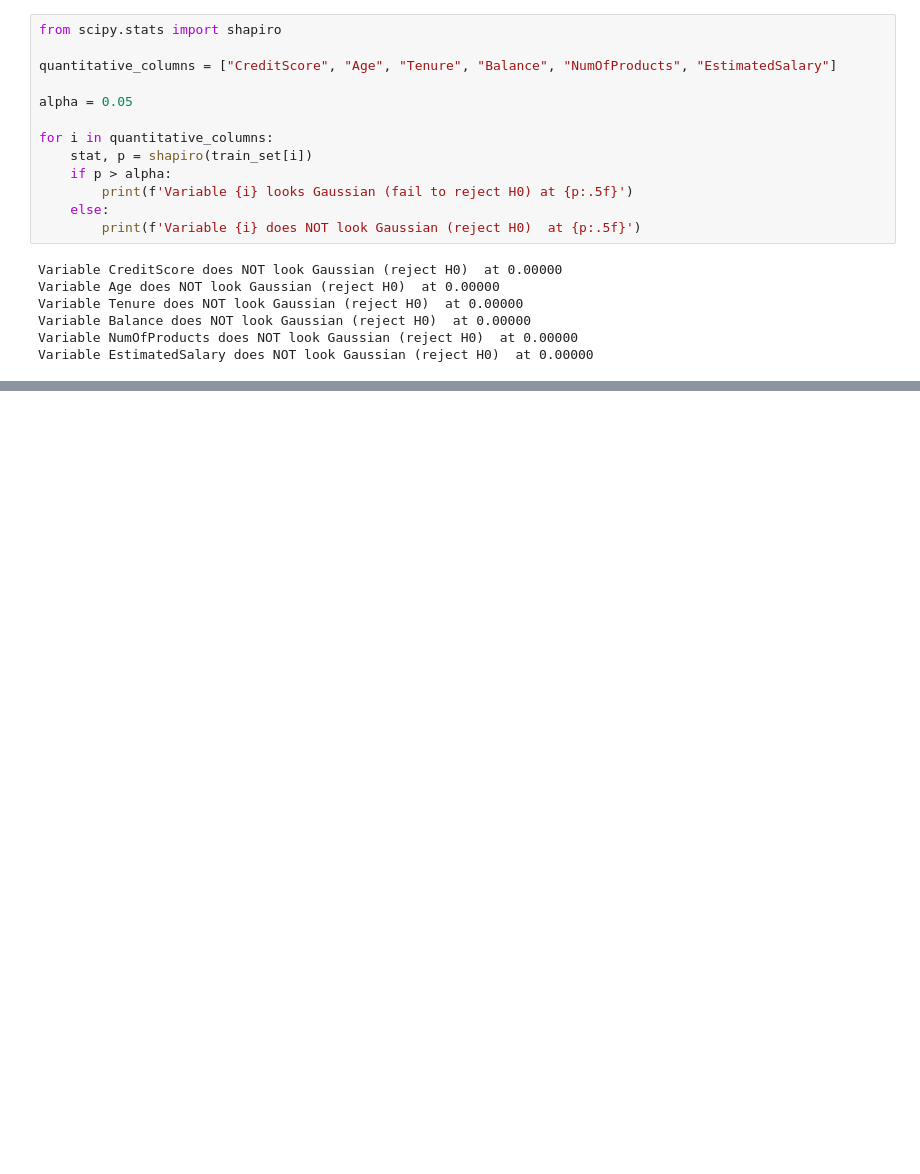
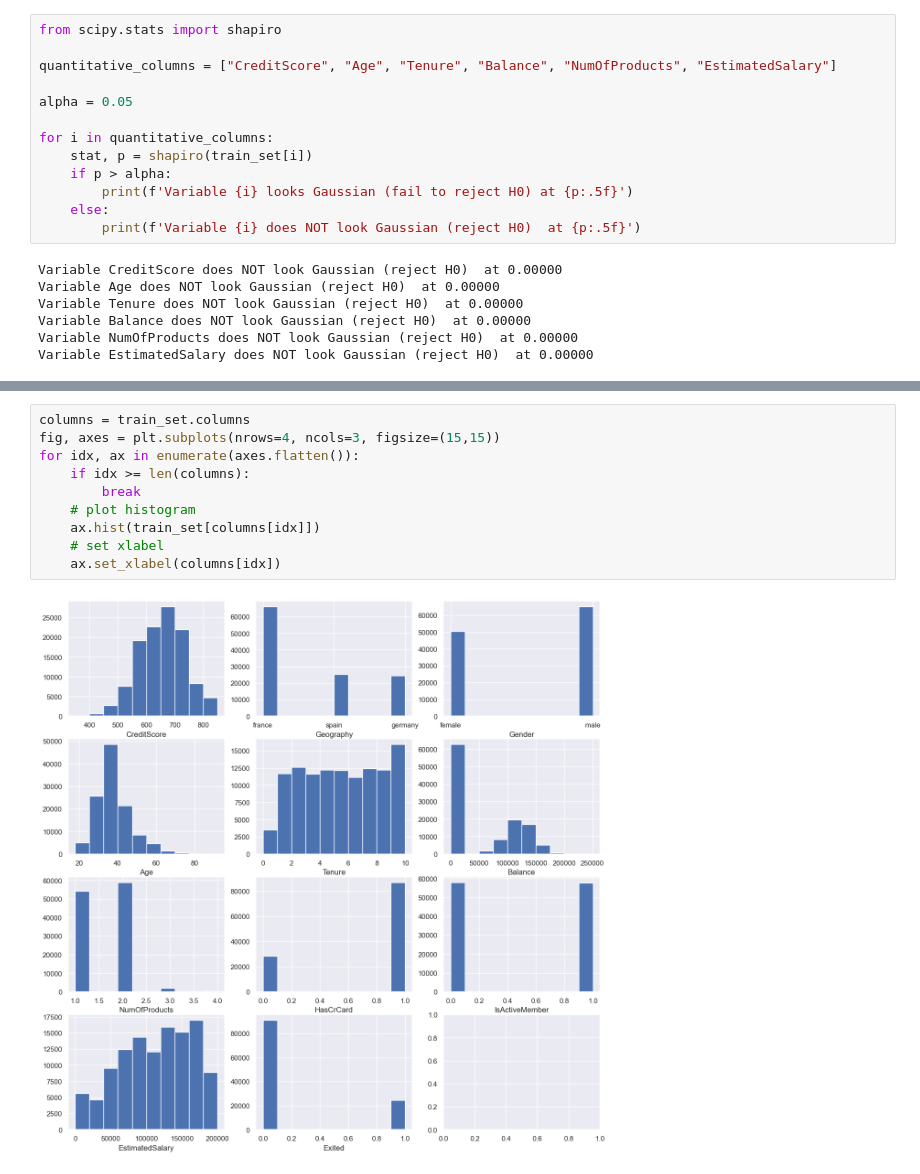
Before and after one commit to ihsiukaoBerkeley/FIT-IT, a Jupyter notebook: EDA.ipynb, the cells around one changed output, grey strips where cells are left out. Saved outputs shown, nothing was run; the diff lists cells and outputs as text; blank space fills up the shorter version.

```diff
--- a/EDA.ipynb
+++ b/EDA.ipynb
@@ -257,3 +259,15 @@ train_set.head()
+# %%
+columns = train_set.columns
+fig, axes = plt.subplots(nrows=4, ncols=3, figsize=(15,15))
+for idx, ax in enumerate(axes.flatten()):
+    if idx >= len(columns):
+        break
+    # plot histogram
+    ax.hist(train_set[columns[idx]])
+    # set xlabel
+    ax.set_xlabel(columns[idx])
+# %% [output]
+[figure, added]
 # %%
 val_set = pd.concat([pd.DataFrame(val_features), pd.DataFrame(val_label)], axis=1)
 
```
Also changed, not shown: parts of 8 cells of this notebook, 3 other files.
